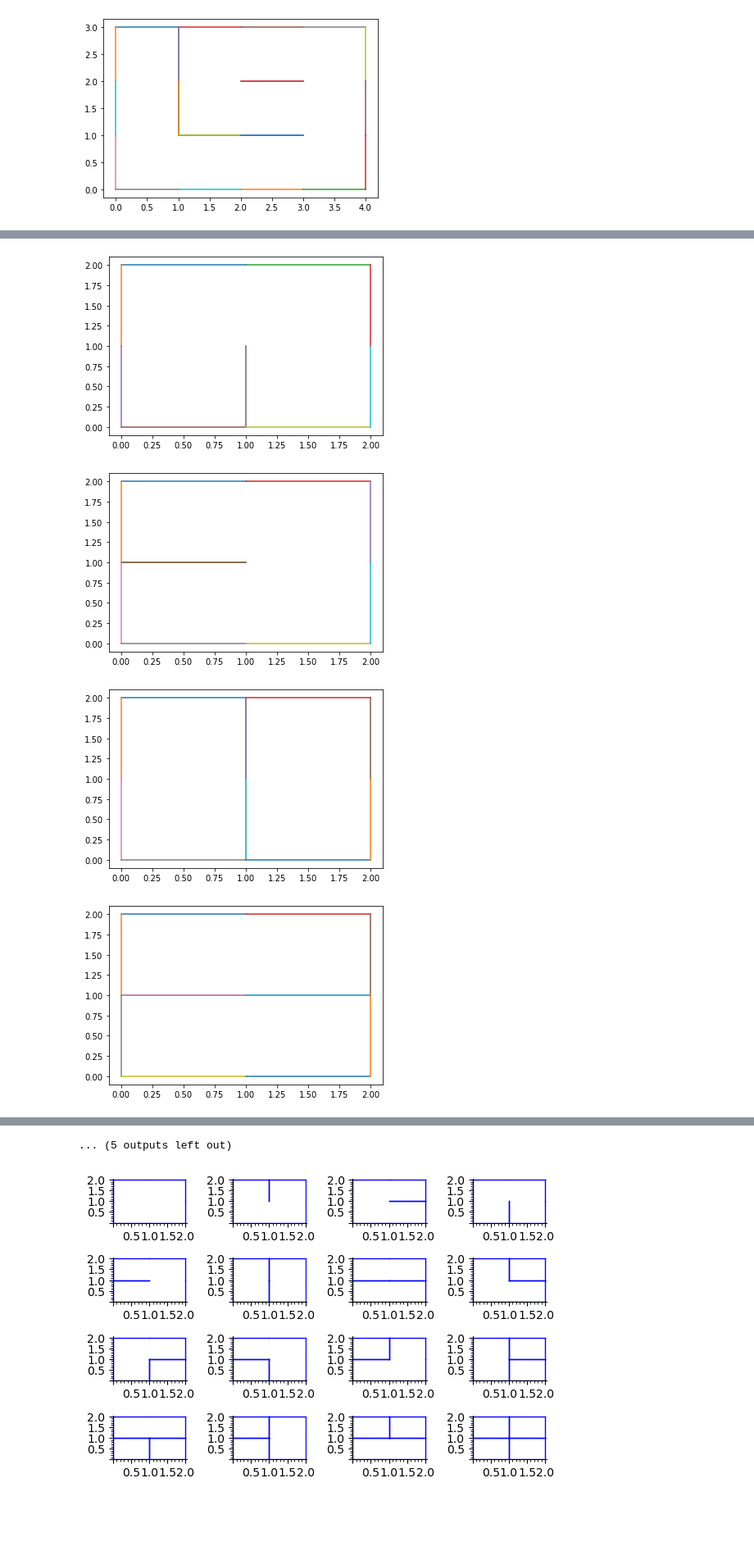
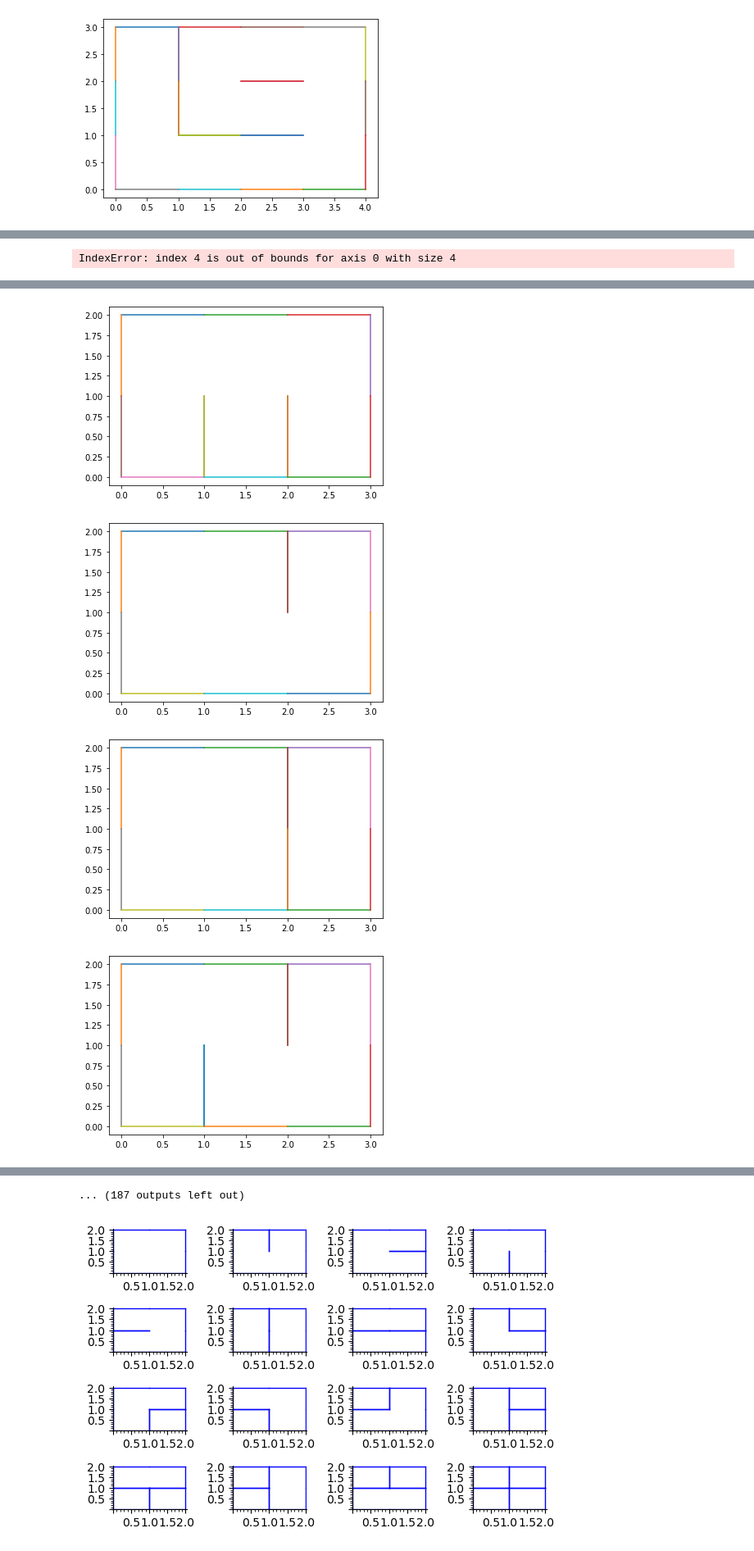
Before and after one commit to bilaldjoss/projet_labyrinthe, a Jupyter notebook: AffichageProjet.ipynb, the cells around one changed output, grey strips where cells are left out. Shown at 82% size. Saved outputs shown, nothing was run; the diff lists cells and outputs as text; code cells hidden in the pictures; blank space fills up the shorter version.

```diff
--- a/AffichageProjet.ipynb
+++ b/AffichageProjet.ipynb
@@ -183,7 +184,7 @@ lab_2x2_16 = {
     (1,0):[           ], (1,1):[           ]
 }
 # %%
-L = [lab_2x2_01,
+L2 = [lab_2x2_01,
      lab_2x2_02,
      lab_2x2_03,
      lab_2x2_04,
@@ -200,6 +201,10 @@ L = [lab_2x2_01,
      lab_2x2_15,
      lab_2x2_16
 ]
+
+L = treatment.generate_pseudo_lab(3,2)
+for lab in L: print(lab, "\n")
+
 L = [show_lab(lab) for lab in L]
 N = 4
 L = [L[n:n+N] for n in range(0, len(L), N)]
@@ -212,0 +235 @@ fig.show()
+IndexError: index 4 is out of bounds for axis 0 with size 4
@@ -216,4 +239,4 @@ fig.show()
-[figure, old version]
+[figure, new version]
-[figure, old version]
+[figure, new version]
-[figure, old version]
+[figure, new version]
-[figure, old version]
+[figure, new version]
@@ -225,4 +246,4 @@ fig.show()
-... (5 outputs left out)
+... (187 outputs left out)
 # %%
 graphics_array(L)
 # %% [output]
```
Also changed, not shown: parts of 2 cells of this notebook.
